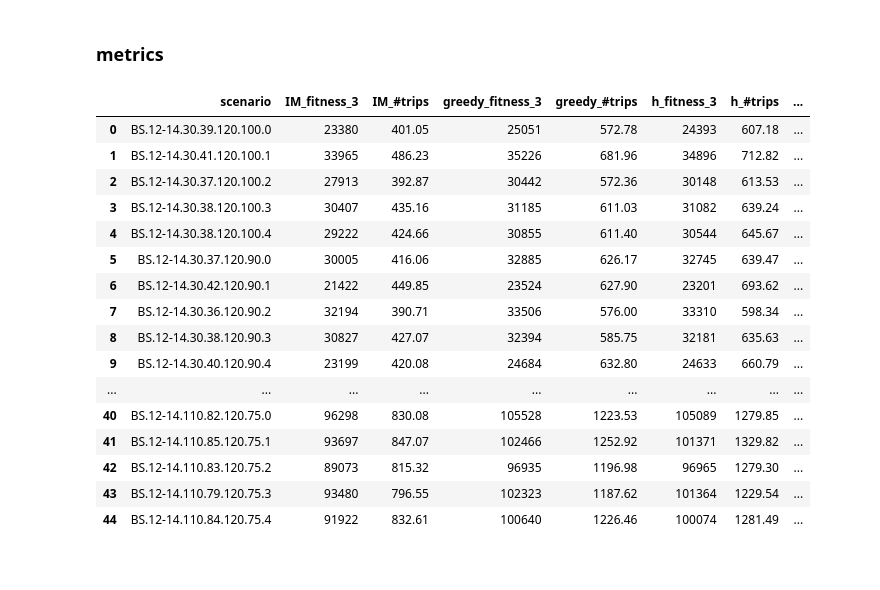
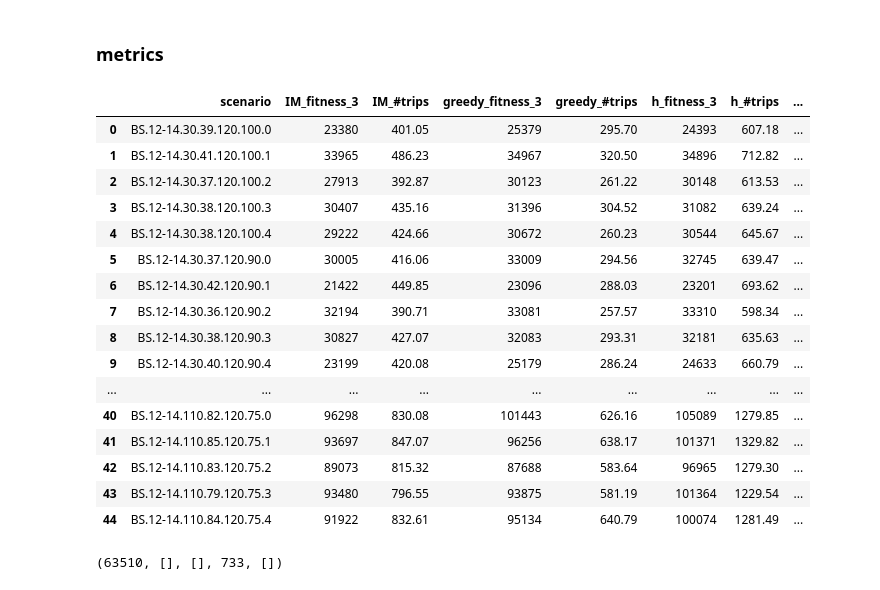
Before and after one commit to jonathan-murana/bus-generator, a Jupyter notebook: bus.ipynb, the cells around one changed output. Drawn from its saved outputs; the diff is of its cells as text; code cells hidden in the pictures.

Commit message:
se commitean las instancias greedy que se habian generado mal a partir del cambio en el fitness

```diff
--- a/bus.ipynb
+++ b/bus.ipynb
@@ -1018,7 +1018,7 @@ def fitness(current_solution_aux,points_con_ids,fitness_version):
 
                 #        wait_time_per_point_list.append(wait_time)
                 #        wait_time_list.append(wait_time)
-                #        syncs = syncs + 1
+                        syncs = syncs + 1
 
                         fitness = fitness +  min(demand * x, bus_capacity * T)
 
@@ -1409,7 +1409,7 @@ formular problema opuesto (minimizar no sincronizados)
 # %%
 #SCENARIO = scenario_array[0]
 
-ae = '10 8 6 10 6 12 6 14 8 12 19 17 7 5 14 12 16 10 8 9 8 6 16 9 31 5 8 10 11 12 23 5 22 10 10 15 24 8 25 8 7 8 9 23 7 8 12 212 6 12 6 15 27 5 37 6 5 6 24 6 7 10 8 8 10 6 17 11 30 5 9 60'
+ae = '9 8 10 8 14 5 17 11 11 12 15 17 12 5 16 10 12 8 7 20 31 37 10 5 10 11 8 23 5 11 10 12 5 5 8 17 9 23 7 15 25 5 25 7 5 12 53 20 29 28 20 10 17 24 8 12 15 6 12 12 12 12 17 9 12 40'
 
 
 solutions_method = [
@@ -1445,49 +1445,51 @@ for i in range(len(scenario_array)):
          'IM_#trips': [metrics[metrics['meth']=='IM']['# trips'].iloc[0]],
          'greedy_fitness_3': [metrics[metrics['meth']=='greddy']['fitness'].iloc[0]],
          'greedy_#trips': [metrics[metrics['meth']=='greddy']['# trips'].iloc[0]],
          'h_fitness_3': [metrics[metrics['meth']=='hmin_sol']['fitness'].iloc[0]],
          'h_#trips': [metrics[metrics['meth']=='hmin_sol']['# trips'].iloc[0]],
          'H_fitness_3': [metrics[metrics['meth']=='hmax_sol']['fitness'].iloc[0]],
          'H_#trips': [metrics[metrics['meth']=='hmax_sol']['# trips'].iloc[0]],
          'rnd_fitness_3': [metrics[metrics['meth']=='rand_sol']['fitness'].iloc[0]],
          'rnd_#trips': [metrics[metrics['meth']=='rand_sol']['# trips'].iloc[0]],
         }
     row = pd.DataFrame(data=d1)
     results = results.append(row)
 
 results = results.reset_index()
 
 results = results.drop(columns=['index'])
-#display(results)
+display(results)
 #display(metrics)
 
 #metrics = metrics_fitness(solutions, solutions_method, scenario_array[44]['ps_m'],3)
 
 
 #metrics
 #fitness(scenario_array[44]['c_s'],scenario_array[44]['ps_m'],3)
 
 
 
-#display(fitness(format_to_sol(ae),scenario_array[19]['ps_m'],3))
+display(fitness(format_to_sol(ae),scenario_array[21]['ps_m'],3))
 #display(scenario_array[34]['name'])
 #display(fitness(format_to_sol(scenario_array[34]['greddy_sol_model3']),scenario_array[34]['ps_m'],3))
-results
+#results
+display(results)
 # %% [output]
 |  | scenario | IM_fitness_3 | IM_#trips | greedy_fitness_3 | greedy_#trips | h_fitness_3 | h_#trips | ... |
-| 0 | BS.12-14.30.39.120.100.0 | 23380 | 401.05 | 25051 | 572.78 | 24393 | 607.18 | ... |
-| 1 | BS.12-14.30.41.120.100.1 | 33965 | 486.23 | 35226 | 681.96 | 34896 | 712.82 | ... |
-| 2 | BS.12-14.30.37.120.100.2 | 27913 | 392.87 | 30442 | 572.36 | 30148 | 613.53 | ... |
-| 3 | BS.12-14.30.38.120.100.3 | 30407 | 435.16 | 31185 | 611.03 | 31082 | 639.24 | ... |
-| 4 | BS.12-14.30.38.120.100.4 | 29222 | 424.66 | 30855 | 611.40 | 30544 | 645.67 | ... |
-| 5 | BS.12-14.30.37.120.90.0 | 30005 | 416.06 | 32885 | 626.17 | 32745 | 639.47 | ... |
-| 6 | BS.12-14.30.42.120.90.1 | 21422 | 449.85 | 23524 | 627.90 | 23201 | 693.62 | ... |
-| 7 | BS.12-14.30.36.120.90.2 | 32194 | 390.71 | 33506 | 576.00 | 33310 | 598.34 | ... |
-| 8 | BS.12-14.30.38.120.90.3 | 30827 | 427.07 | 32394 | 585.75 | 32181 | 635.63 | ... |
-| 9 | BS.12-14.30.40.120.90.4 | 23199 | 420.08 | 24684 | 632.80 | 24633 | 660.79 | ... |
+| 0 | BS.12-14.30.39.120.100.0 | 23380 | 401.05 | 25379 | 295.70 | 24393 | 607.18 | ... |
+| 1 | BS.12-14.30.41.120.100.1 | 33965 | 486.23 | 34967 | 320.50 | 34896 | 712.82 | ... |
+| 2 | BS.12-14.30.37.120.100.2 | 27913 | 392.87 | 30123 | 261.22 | 30148 | 613.53 | ... |
+| 3 | BS.12-14.30.38.120.100.3 | 30407 | 435.16 | 31396 | 304.52 | 31082 | 639.24 | ... |
+| 4 | BS.12-14.30.38.120.100.4 | 29222 | 424.66 | 30672 | 260.23 | 30544 | 645.67 | ... |
+| 5 | BS.12-14.30.37.120.90.0 | 30005 | 416.06 | 33009 | 294.56 | 32745 | 639.47 | ... |
+| 6 | BS.12-14.30.42.120.90.1 | 21422 | 449.85 | 23096 | 288.03 | 23201 | 693.62 | ... |
+| 7 | BS.12-14.30.36.120.90.2 | 32194 | 390.71 | 33081 | 257.57 | 33310 | 598.34 | ... |
+| 8 | BS.12-14.30.38.120.90.3 | 30827 | 427.07 | 32083 | 293.31 | 32181 | 635.63 | ... |
+| 9 | BS.12-14.30.40.120.90.4 | 23199 | 420.08 | 25179 | 286.24 | 24633 | 660.79 | ... |
 | ... | ... | ... | ... | ... | ... | ... | ... | ... |
-| 40 | BS.12-14.110.82.120.75.0 | 96298 | 830.08 | 105528 | 1223.53 | 105089 | 1279.85 | ... |
-| 41 | BS.12-14.110.85.120.75.1 | 93697 | 847.07 | 102466 | 1252.92 | 101371 | 1329.82 | ... |
-| 42 | BS.12-14.110.83.120.75.2 | 89073 | 815.32 | 96935 | 1196.98 | 96965 | 1279.30 | ... |
-| 43 | BS.12-14.110.79.120.75.3 | 93480 | 796.55 | 102323 | 1187.62 | 101364 | 1229.54 | ... |
-| 44 | BS.12-14.110.84.120.75.4 | 91922 | 832.61 | 100640 | 1226.46 | 100074 | 1281.49 | ... |
+| 40 | BS.12-14.110.82.120.75.0 | 96298 | 830.08 | 101443 | 626.16 | 105089 | 1279.85 | ... |
+| 41 | BS.12-14.110.85.120.75.1 | 93697 | 847.07 | 96256 | 638.17 | 101371 | 1329.82 | ... |
+| 42 | BS.12-14.110.83.120.75.2 | 89073 | 815.32 | 87688 | 583.64 | 96965 | 1279.30 | ... |
+| 43 | BS.12-14.110.79.120.75.3 | 93480 | 796.55 | 93875 | 581.19 | 101364 | 1229.54 | ... |
+| 44 | BS.12-14.110.84.120.75.4 | 91922 | 832.61 | 95134 | 640.79 | 100074 | 1281.49 | ... |
+(63510, [], [], 733, [])
```
Also changed, not shown: parts of 2 cells of this notebook, 45 other files.
